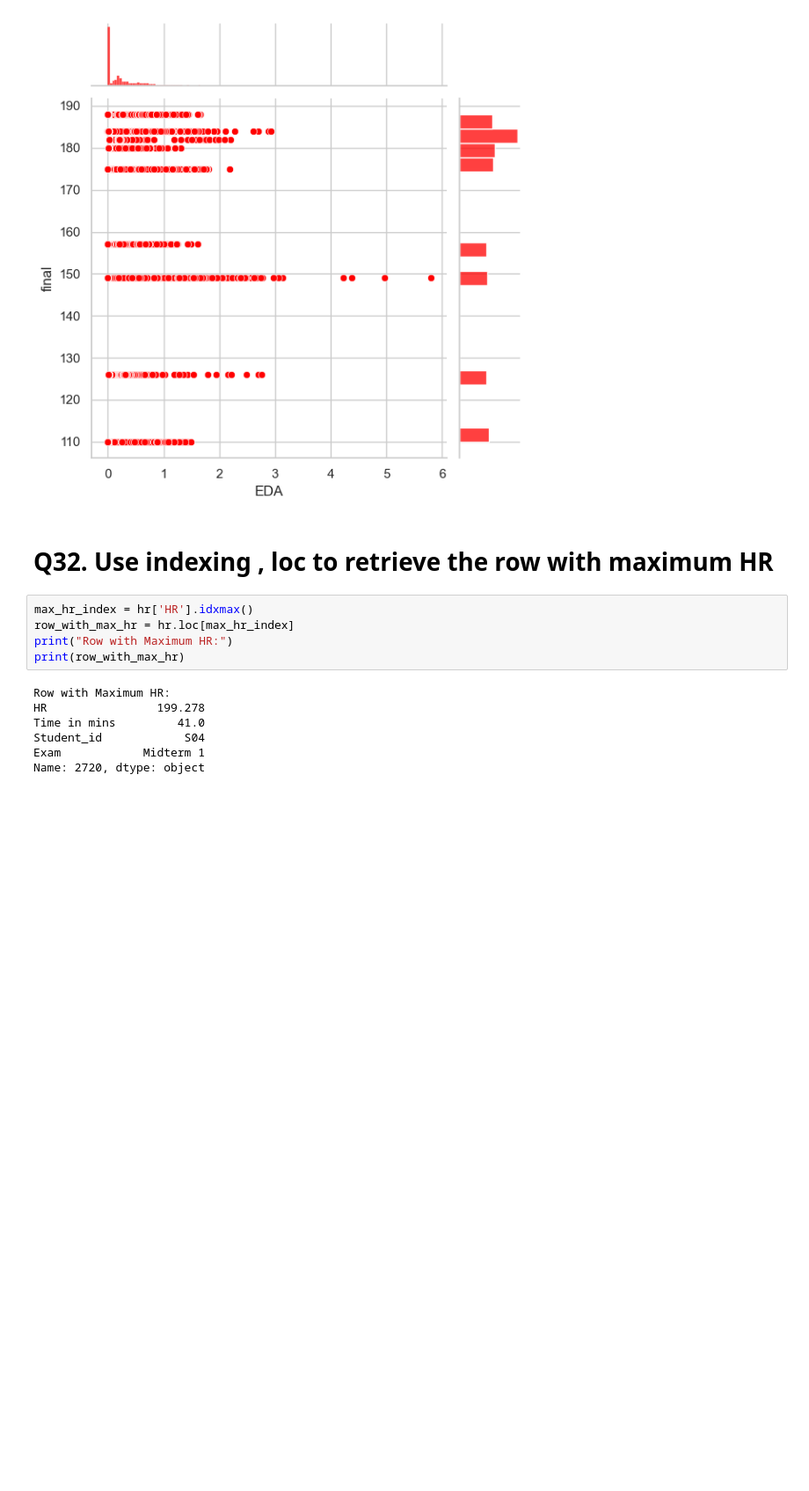
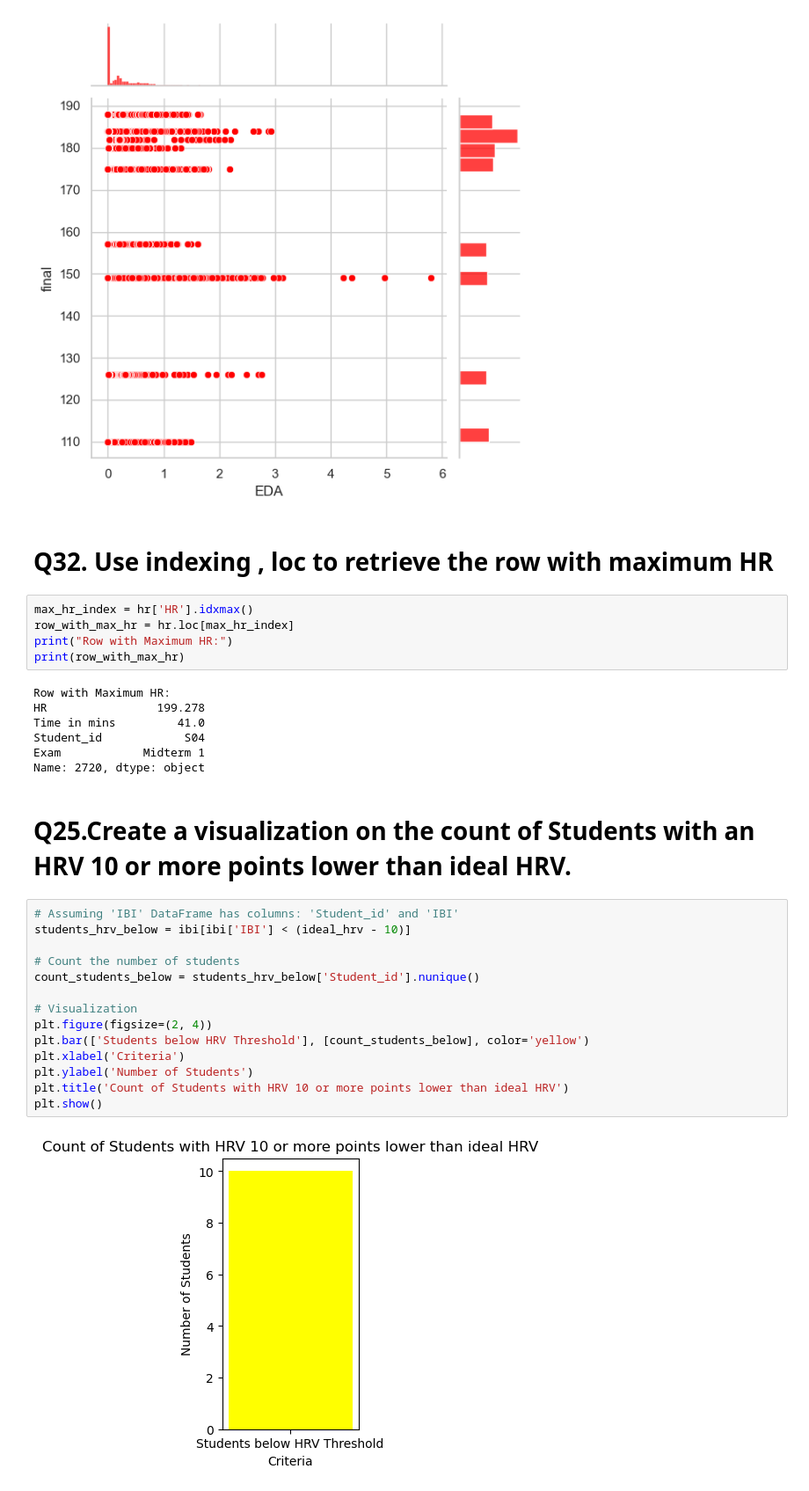
Before and after one commit to codecodecode507/Team18_PythonInspectors, a Jupyter notebook: Team18_Python_Muthu.ipynb, the cells around one changed output. Shown at 88% size. Saved outputs shown, nothing was run; the diff lists cells and outputs as text; blank space fills up the shorter version.

```diff
--- a/Team18_Python_Muthu.ipynb
+++ b/Team18_Python_Muthu.ipynb
@@ -171,3 +172,21 @@ Time in mins         41.0
 Student_id            S04
 Exam            Midterm 1
 Name: 2720, dtype: object
+# %% [markdown]
+# Q25.Create a visualization on the count of Students with an HRV 10 or more points lower than ideal HRV.
+# %%
+# Assuming 'IBI' DataFrame has columns: 'Student_id' and 'IBI'
+students_hrv_below = ibi[ibi['IBI'] < (ideal_hrv - 10)]
+
+# Count the number of students
+count_students_below = students_hrv_below['Student_id'].nunique()
+
+# Visualization
+plt.figure(figsize=(2, 4))
+plt.bar(['Students below HRV Threshold'], [count_students_below], color='yellow')
+plt.xlabel('Criteria')
+plt.ylabel('Number of Students')
+plt.title('Count of Students with HRV 10 or more points lower than ideal HRV')
+plt.show()
+# %% [output]
+[figure, added]
```
Also changed, not shown: parts of 1 cell of this notebook.
